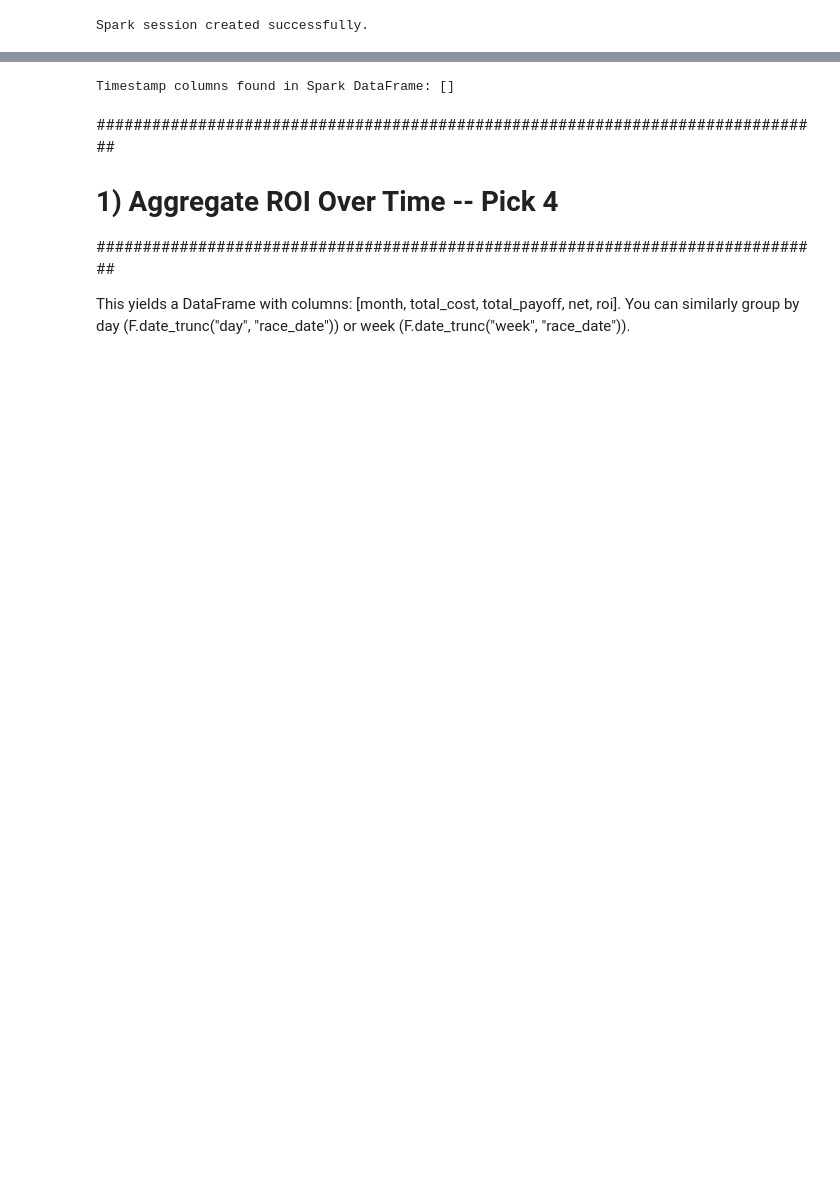
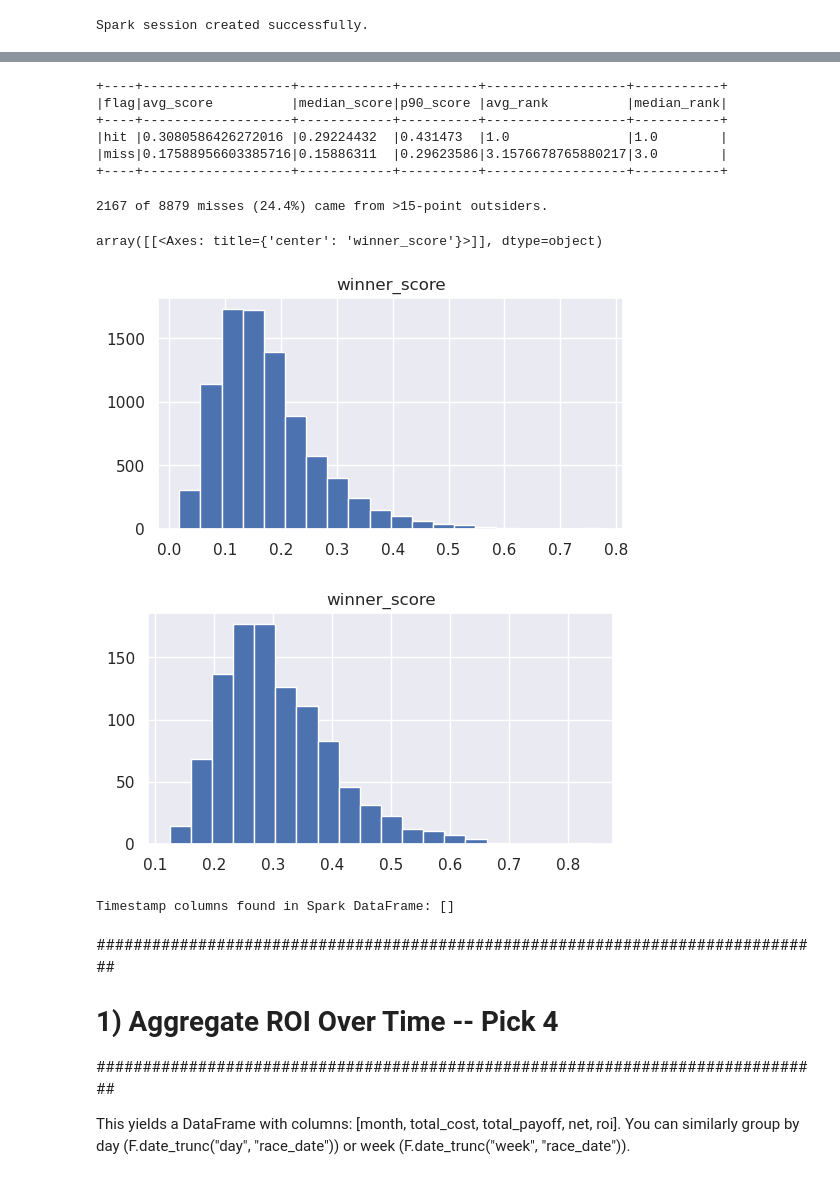
Before and after one commit to shanemeister/FoxRiverAIRacing, a Jupyter notebook: notebooks/1-Wagering_Analysis.ipynb, the cells around one changed output, grey strips where cells are left out. Cells and saved outputs as stored; diff of their text form; code cells hidden in the pictures; blank space fills up the shorter version.

Commit message:
Routine commit -- some wagering work done

```diff
--- a/notebooks/1-Wagering_Analysis.ipynb
+++ b/notebooks/1-Wagering_Analysis.ipynb
@@ -58,9 +58,9 @@ combined_wagering = f"/home/exx/myCode/horse-racing/FoxRiverAIRacing/data/parque
 # %%
-# exacta_df = spark.read.parquet(exacta_df)
+exacta_df = spark.read.parquet(exacta_df)
 # trifecta_df = spark.read.parquet(trifecta_df)
-# superfecta_df = spark.read.parquet(superfecta_df)
-# DD_df = spark.read.parquet(DD_df)
-# pick3_df = spark.read.parquet(pick3_df)
-# pick4_df = spark.read.parquet(pick4_df)
-combined_wagering_df = spark.read.parquet(combined_wagering)
+# # superfecta_df = spark.read.parquet(superfecta_df)
+# # DD_df = spark.read.parquet(DD_df)
+# # pick3_df = spark.read.parquet(pick3_df)
+# # pick4_df = spark.read.parquet(pick4_df)
+# combined_wagering_df = spark.read.parquet(combined_wagering)
 # %%
@@ -86,2 +201,53 @@ root
+# %%
+hits_df  = exacta_df.filter(F.col("hit_flag") == 1)
+miss_df  = exacta_df.filter(F.col("hit_flag") == 0)
+
+summary = (
+    hits_df.select(
+        F.lit("hit").alias("flag"),
+        F.col("winner_score").alias("score"),
+        F.col("winner_rank").alias("rank")
+    )
+    .unionByName(
+        miss_df.select(
+            F.lit("miss").alias("flag"),
+            F.col("winner_score").alias("score"),
+            F.col("winner_rank").alias("rank")
+        )
+    )
+    .groupBy("flag")
+    .agg(
+        F.avg("score").alias("avg_score"),
+        F.expr("percentile_approx(score, 0.5)").alias("median_score"),
+        F.expr("percentile_approx(score, 0.9)").alias("p90_score"),
+        F.avg("rank").alias("avg_rank"),
+        F.expr("percentile_approx(rank, 0.5)").alias("median_rank")
+    )
+)
+
+summary.show(truncate=False)
+# %% [output]
++----+-------------------+------------+----------+------------------+-----------+
+|flag|avg_score          |median_score|p90_score |avg_rank          |median_rank|
++----+-------------------+------------+----------+------------------+-----------+
+|hit |0.3080586426272016 |0.29224432  |0.431473  |1.0               |1.0        |
+|miss|0.17588956603385716|0.15886311  |0.29623586|3.1576678765880217|3.0        |
++----+-------------------+------------+----------+------------------+-----------+
+# %%
+outsider_misses = (
+    miss_df.filter(F.col("winner_score") < F.col("max_prob") - 0.15)
+           .count()
+)
+total_misses = miss_df.count()
+print(f"{outsider_misses} of {total_misses} misses ({outsider_misses/total_misses:.1%}) came from >15-point outsiders.")
+# %% [output]
+2167 of 8879 misses (24.4%) came from >15-point outsiders.
+# %%
+miss_df.select("winner_score").toPandas().hist(bins=20, figsize=(6,3))
+hits_df.select("winner_score").toPandas().hist(bins=20, figsize=(6,3))
+# %% [output]
+array([[<Axes: title={'center': 'winner_score'}>]], dtype=object)
+[figure, added]
+[figure, added]
 # %%
 from pyspark.sql.types import TimestampType
```
Also changed, not shown: parts of 13 cells of this notebook, 52 other files.
